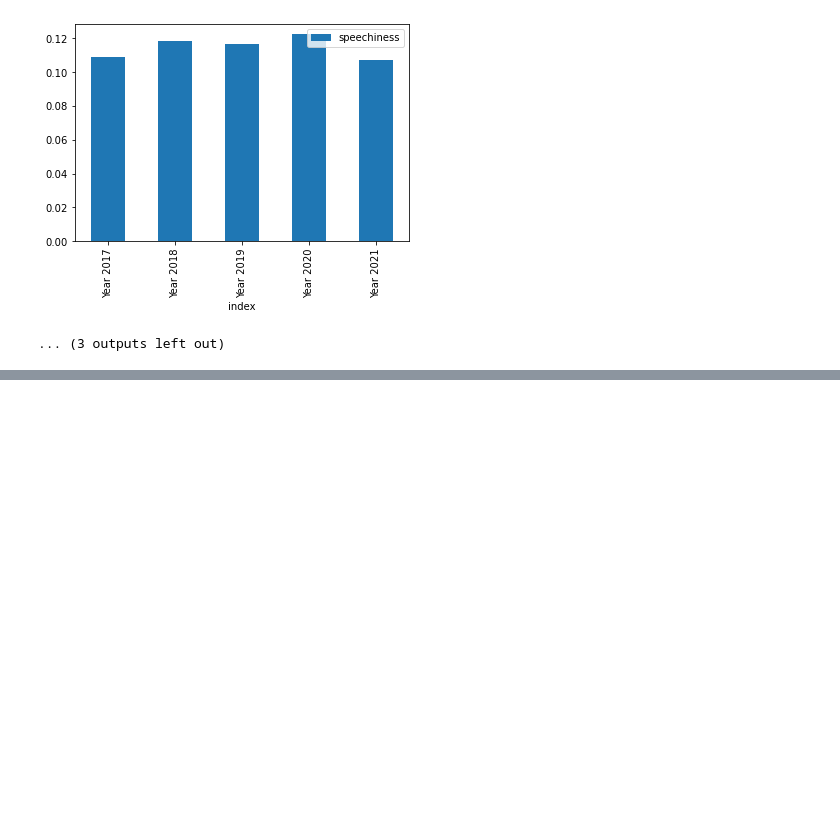
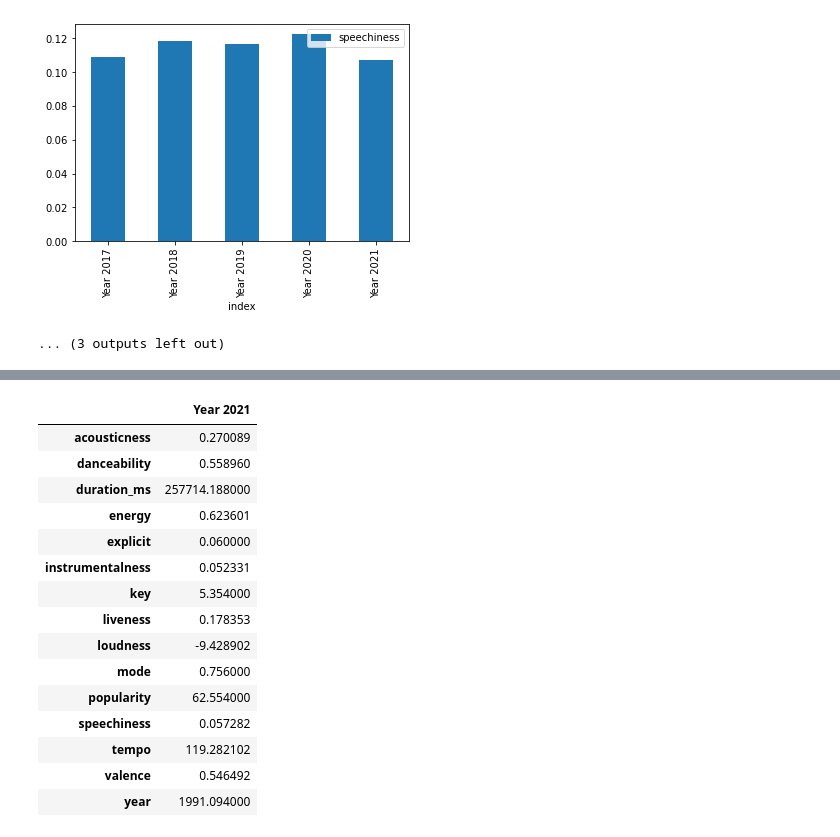
Before and after one commit to shchee5/TurnUptheData, a Jupyter notebook: Resources/Discovery.ipynb, the cells around one changed output, grey strips where cells are left out. Cells and saved outputs as stored; diff of their text form; code cells hidden in the pictures; blank space fills up the shorter version.

```diff
--- a/Resources/Discovery.ipynb
+++ b/Resources/Discovery.ipynb
@@ -164,0 +188,19 @@ for i in column_list:
+# %%
+year1990_final_df
+# %% [output]
+|  | Year 2021 |
+| acousticness | 0.270089 |
+| danceability | 0.558960 |
+| duration_ms | 257714.188000 |
+| energy | 0.623601 |
+| explicit | 0.060000 |
+| instrumentalness | 0.052331 |
+| key | 5.354000 |
+| liveness | 0.178353 |
+| loudness | -9.428902 |
+| mode | 0.756000 |
+| popularity | 62.554000 |
+| speechiness | 0.057282 |
+| tempo | 119.282102 |
+| valence | 0.546492 |
+| year | 1991.094000 |
```
Also changed, not shown: parts of 3 cells of this notebook.
